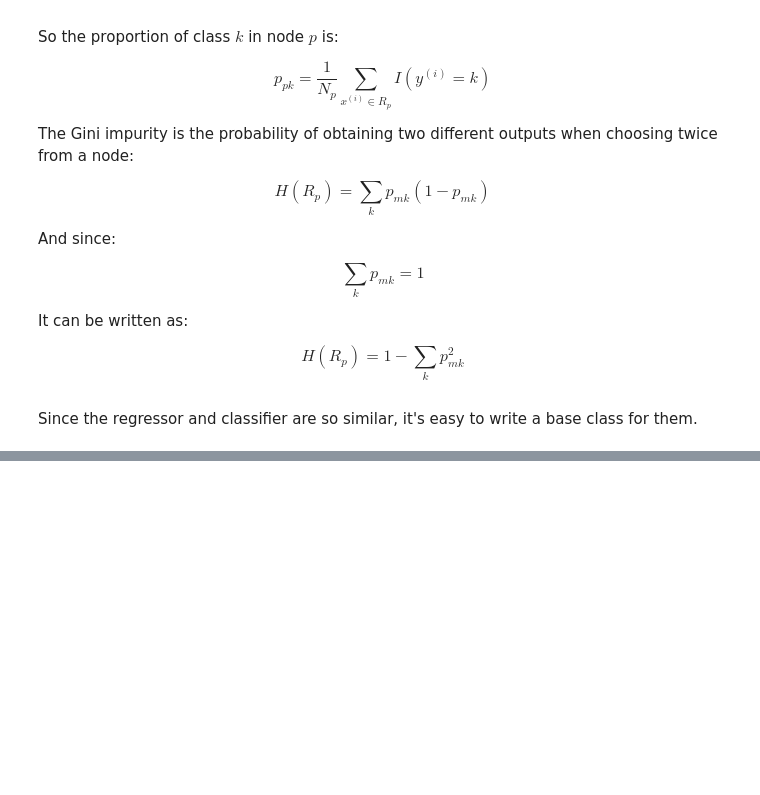
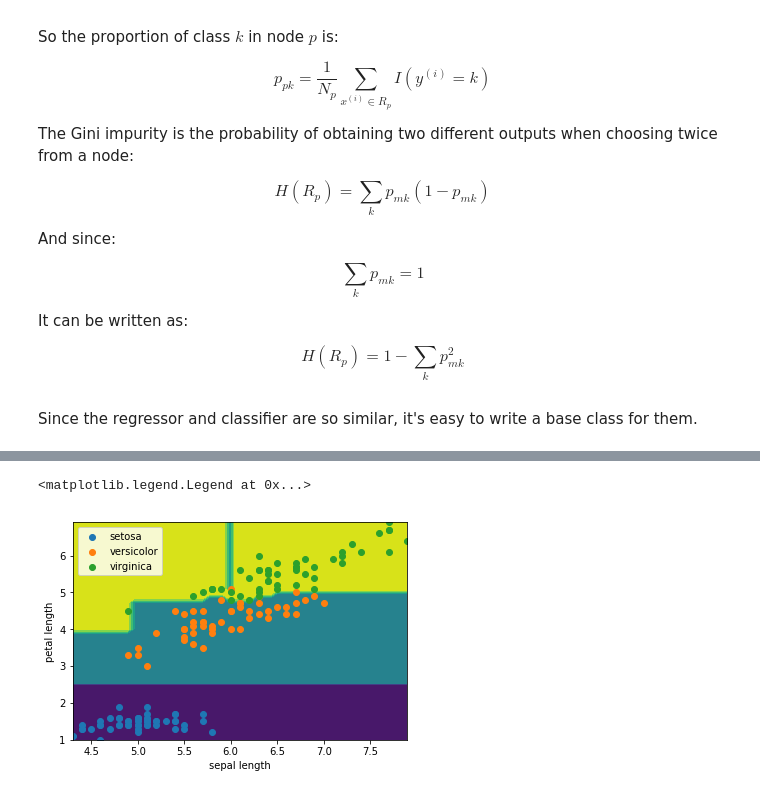
Before and after one commit to mbajer42/intro-python-ml, a Jupyter notebook: part-03-decision-trees.ipynb, the cells around one changed output, grey strips where cells are left out. Drawn from its saved outputs; the diff is of its cells as text; code cells hidden in the pictures; blank space fills up the shorter version.

Commit message:
Display trained decision tree

```diff
--- a/part-03-decision-trees.ipynb
+++ b/part-03-decision-trees.ipynb
@@ -402,0 +451,35 @@ class DecisionTreeRegressor(BaseDecisionTree):
+# %%
+X = iris.data[:, [0, 2]]
+y = iris.target
+
+x1_min, x1_max = X[:, 0].min(), X[:, 0].max()
+x2_min, x2_max = X[:, 1].min(), X[:, 1].max()
+
+xx1, xx2 = np.meshgrid(
+    np.linspace(x1_min, x1_max),
+    np.linspace(x2_min, x2_max)
+)
+to_predict_X = np.c_[
+    xx1.ravel(),
+    xx2.ravel()
+]
+
+fig, ax = plt.subplots()
+
+clf = DecisionTreeClassifier().fit(X, y)
+predictions = clf.predict(to_predict_X)
+
+ax.contourf(xx1, xx2, predictions.reshape(xx1.shape))
+
+for class_number in set(y):
+    belongs_to_class = y == class_number
+    ax.scatter(X[belongs_to_class, 0], X[belongs_to_class, 1], label=iris.target_names[class_number])
+
+ax.set_xlim([x1_min, x1_max])
+ax.set_ylim([x2_min, x2_max])
+ax.set_xlabel('sepal length')
+ax.set_ylabel('petal length')
+ax.legend()
+# %% [output]
+<matplotlib.legend.Legend at 0x...>
+[figure, added]
```
Also changed, not shown: parts of 5 cells of this notebook, 1 other file.
